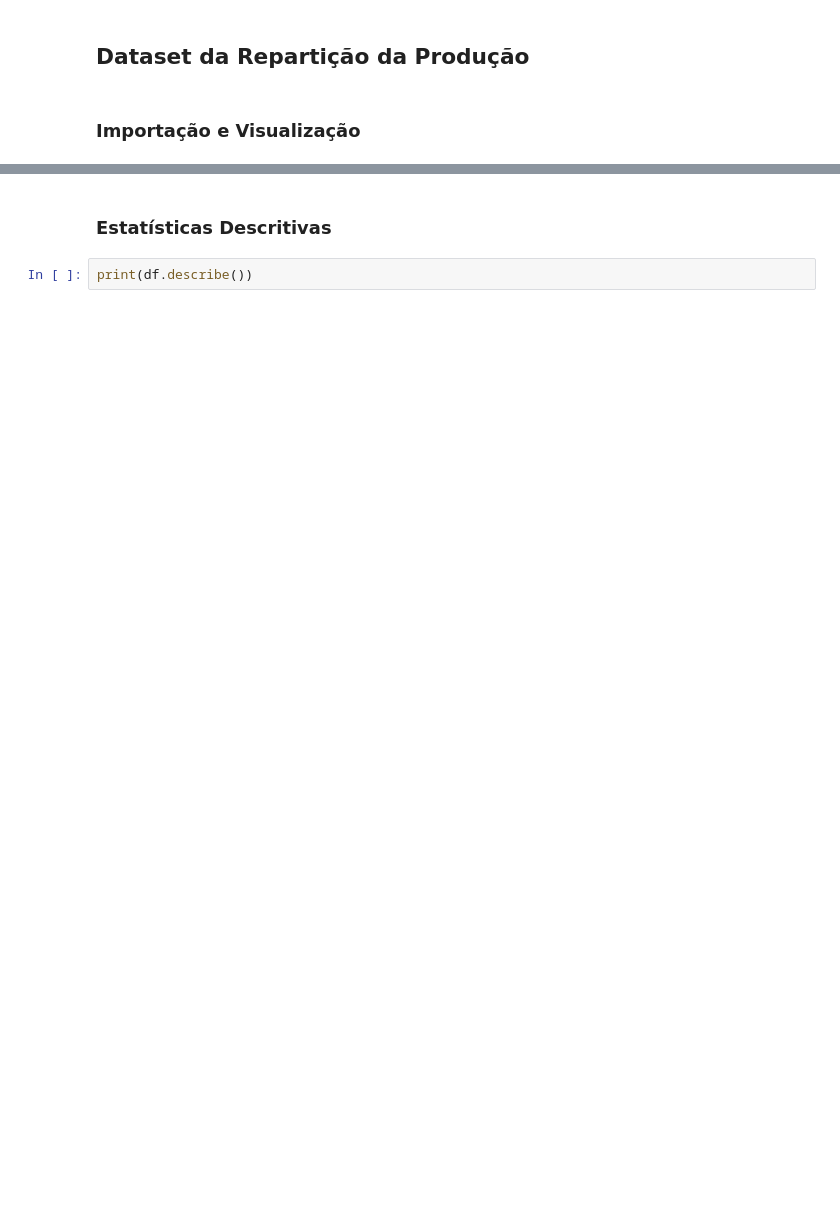
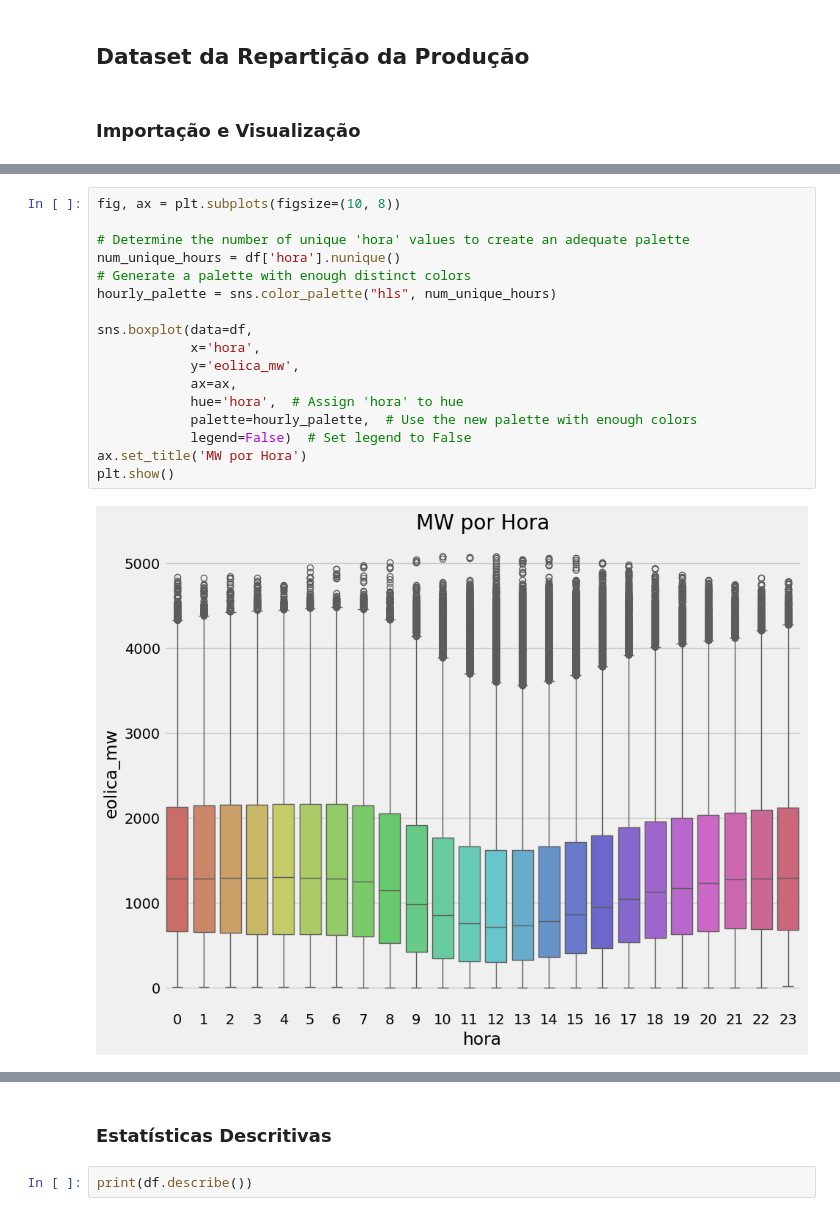
Before and after one commit to tjpoa/wind-energy-forecast, a Jupyter notebook: notebooks/EDA.ipynb, the cells around one changed output, grey strips where cells are left out. Drawn from its saved outputs; the diff is of its cells as text; blank space fills up the shorter version.

```diff
--- a/notebooks/EDA.ipynb
+++ b/notebooks/EDA.ipynb
@@ -36,0 +48,19 @@ print(df.head())
+# %%
+fig, ax = plt.subplots(figsize=(10, 8))
+
+# Determine the number of unique 'hora' values to create an adequate palette
+num_unique_hours = df['hora'].nunique()
+# Generate a palette with enough distinct colors
+hourly_palette = sns.color_palette("hls", num_unique_hours)
+
+sns.boxplot(data=df,
+            x='hora',
+            y='eolica_mw',
+            ax=ax,
+            hue='hora',  # Assign 'hora' to hue
+            palette=hourly_palette,  # Use the new palette with enough colors
+            legend=False)  # Set legend to False
+ax.set_title('MW por Hora')
+plt.show()
+# %% [output]
+[figure, added]
```
Also changed, not shown: parts of 70 cells of this notebook, 7 other files.
